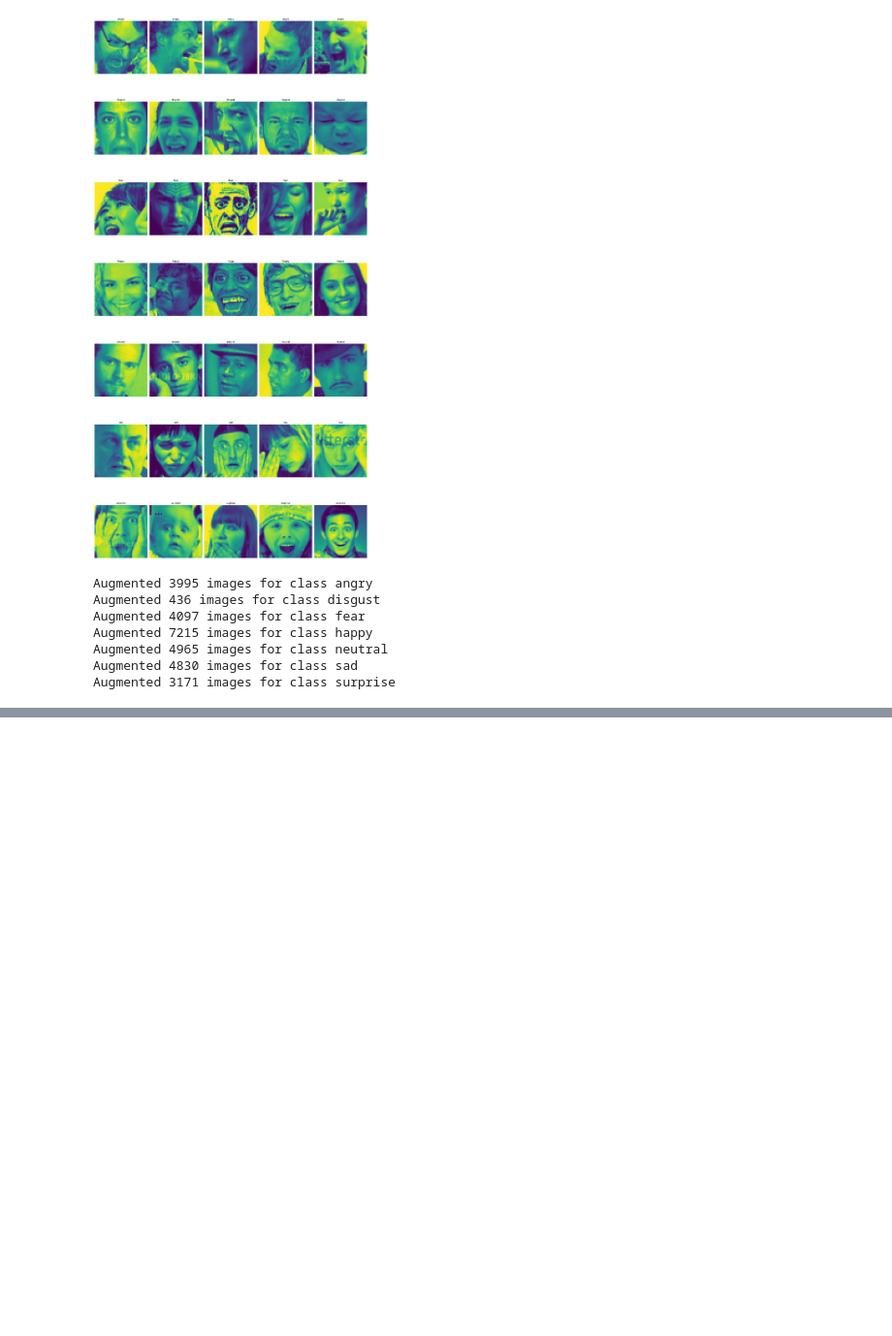
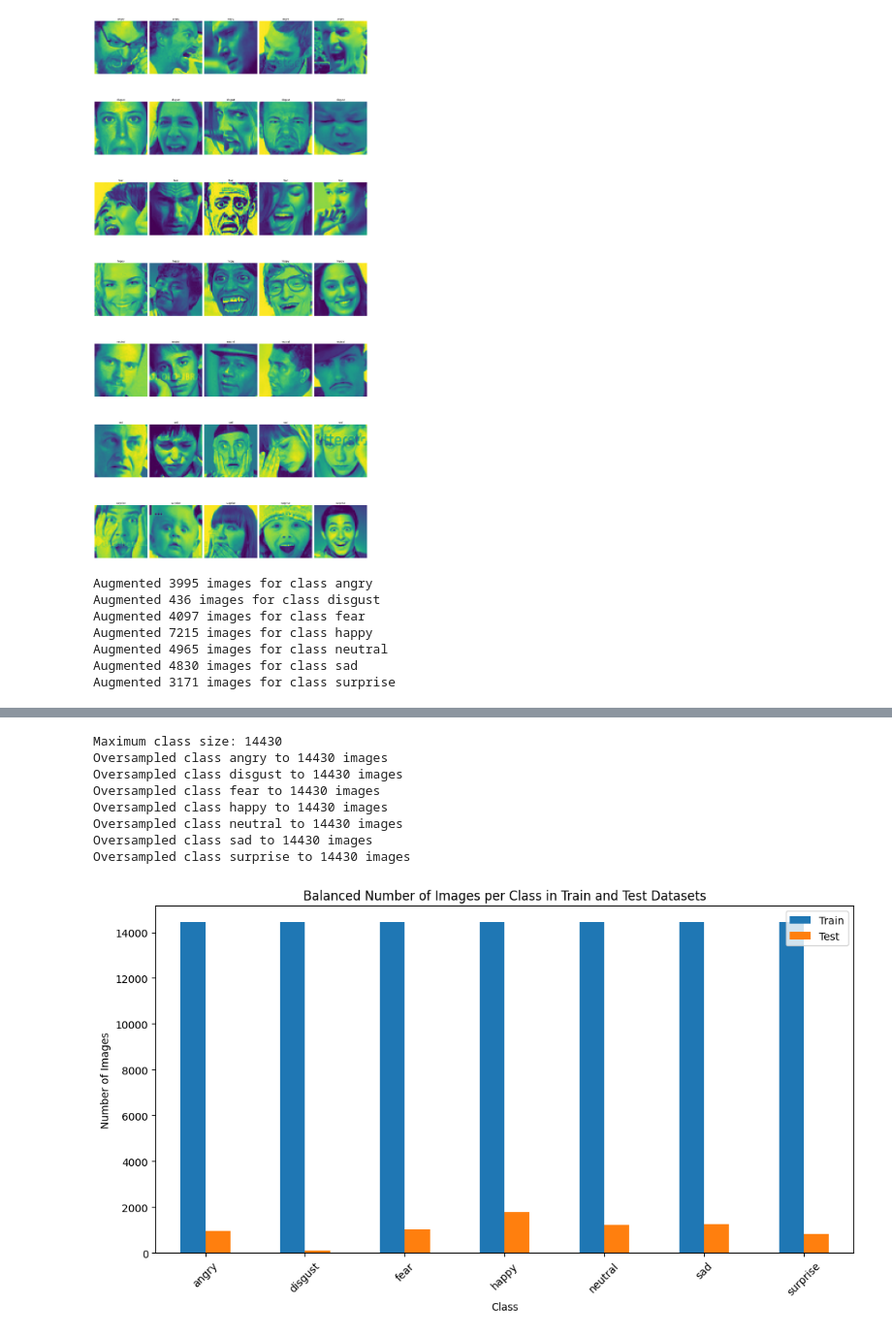
Before and after one commit to Tharun-Ninja/Facial-Expression-Recognition, a Jupyter notebook: aditya_upadhyay.ipynb, the cells around one changed output, grey strips where cells are left out. Shown at 97% size. Drawn from its saved outputs; the diff is of its cells as text; code cells hidden in the pictures; blank space fills up the shorter version.

Commit message:
oversampling only train sets

```diff
--- a/aditya_upadhyay.ipynb
+++ b/aditya_upadhyay.ipynb
@@ -209,0 +210,49 @@ plt.show()
+# %%
+# Step 1: Calculate the target number of images for each class (equal to the maximum class size)
+max_class_size = max(train_counts.values())
+print(f"Maximum class size: {max_class_size}")
+
+# Step 2: Function to oversample a class by augmenting images
+def oversample_class(images, target_size):
+    augmented_images = []
+    while len(images) + len(augmented_images) < target_size:
+        # Augment the images to reach the target size
+        image = random.choice(images)  # Randomly pick an image from the class
+        augmented_image = augment_image(image)  # Augment the selected image
+        augmented_images.append(augmented_image)
+    return images + augmented_images
+
+# Step 3: Oversample each class in the train_images dictionary
+for class_name, images in train_images.items():
+    if len(images) < max_class_size:
+        # If the class has fewer images than the max_class_size, oversample it
+        train_images[class_name] = oversample_class(images, max_class_size)
+    print(f"Oversampled class {class_name} to {len(train_images[class_name])} images")
+
+# Step 4: Recalculate the number of images in each class after oversampling
+train_counts = {class_name: len(images) for class_name, images in train_images.items()}
+
+# Create a DataFrame for easy plotting
+counts_df_balanced = pd.DataFrame({
+    'Class': list(train_counts.keys()),
+    'Train': list(train_counts.values()),
+    'Test': [test_counts.get(class_name, 0) for class_name in train_counts.keys()]
+})
+
+# Plot the new balanced class distribution
+counts_df_balanced.plot(x='Class', kind='bar', figsize=(12, 6))
+plt.title('Balanced Number of Images per Class in Train and Test Datasets')
+plt.xlabel('Class')
+plt.ylabel('Number of Images')
+plt.xticks(rotation=45)
+plt.show()
+# %% [output]
+Maximum class size: 14430
+Oversampled class angry to 14430 images
+Oversampled class disgust to 14430 images
+Oversampled class fear to 14430 images
+Oversampled class happy to 14430 images
+Oversampled class neutral to 14430 images
+Oversampled class sad to 14430 images
+Oversampled class surprise to 14430 images
+[figure, added]
```
Also changed, not shown: parts of 1 cell of this notebook, 1 other file.
